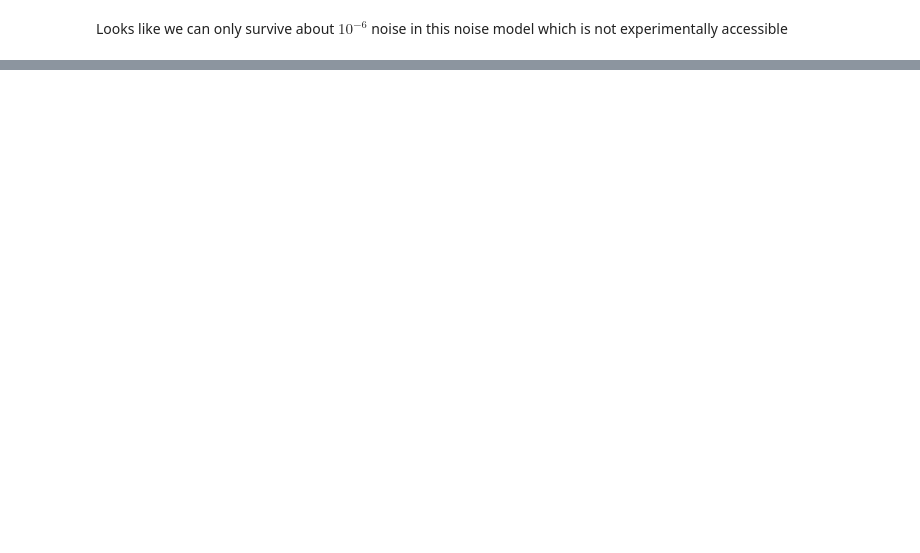
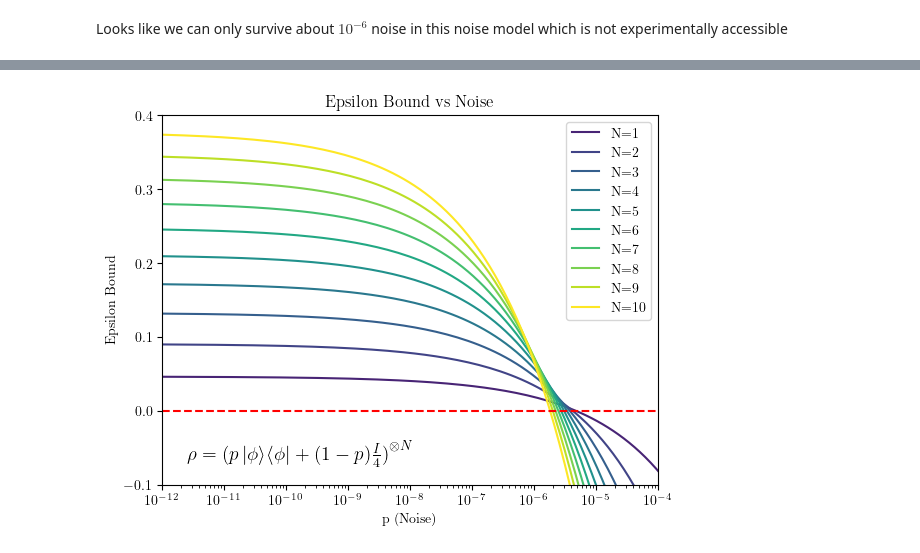
Before and after one commit to josephniblo/bell-non-locality, a Jupyter notebook: modelling.ipynb, the cells around one changed output, grey strips where cells are left out. Cells and saved outputs as stored; diff of their text form; code cells hidden in the pictures; blank space fills up the shorter version.

Commit message:
Add chart

```diff
--- a/modelling.ipynb
+++ b/modelling.ipynb
@@ -243,0 +292,38 @@ Looks like we can only survive about $10^{-6}$ noise in this noise model which i
+# %%
+# plot the results with colour for n values
+x = df['noise']
+y = df['epsilon_bound_opt']
+colors = df['n'].astype(int) / df['n'].max()
+
+# add line between points with same n value
+for n in df['n'].unique():
+    df_n = df[df['n'] == n]
+    plt.plot(df_n['noise'], df_n['epsilon_bound_opt'], label=f'N={n}', color=plt.cm.viridis(n / df['n'].max()))
+plt.legend()
+plt.xscale('log')
+
+# Add a line at y=0
+plt.axhline(0, color='red', linestyle='--')
+
+plt.xlim(1e-12, 1e-4)
+plt.ylim(-0.1, 0.4)
+
+plt.xlabel('p (Noise)')
+plt.ylabel('Epsilon Bound')
+plt.title('Epsilon Bound vs Noise')
+
+plt.rcParams['text.usetex'] = True
+# use a nice font
+plt.rcParams['font.family'] = 'computer modern'
+
+# add text box with the noise model
+textstr = r'$\rho = \bigl(p \, |\phi\rangle\langle \phi| + (1-p) \frac{I}{4}\bigr)^{\otimes N}$'
+# place a text box in bottom left in axes coords
+
+plt.text(0.05, 0.05, textstr, transform=plt.gca().transAxes, fontsize=14, verticalalignment='bottom')
+
+plt.savefig('epsilon_bound_vs_noise.png')
+
+plt.show()
+# %% [output]
+[figure, added]
```
Also changed, not shown: parts of 5 cells of this notebook, 3 other files.
